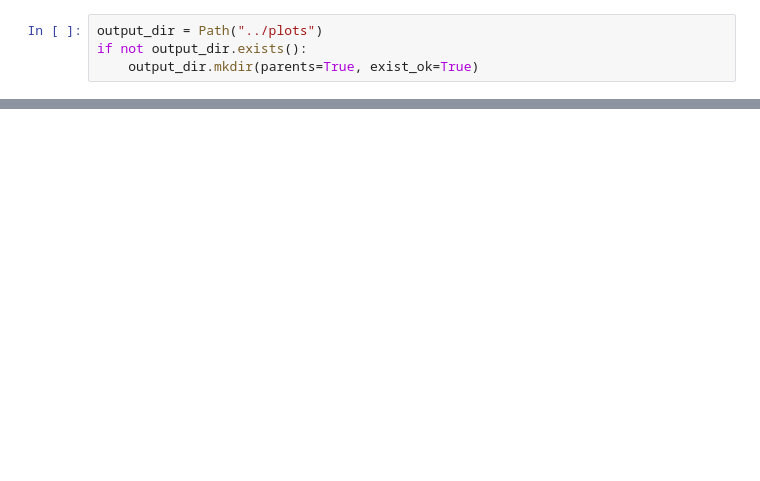
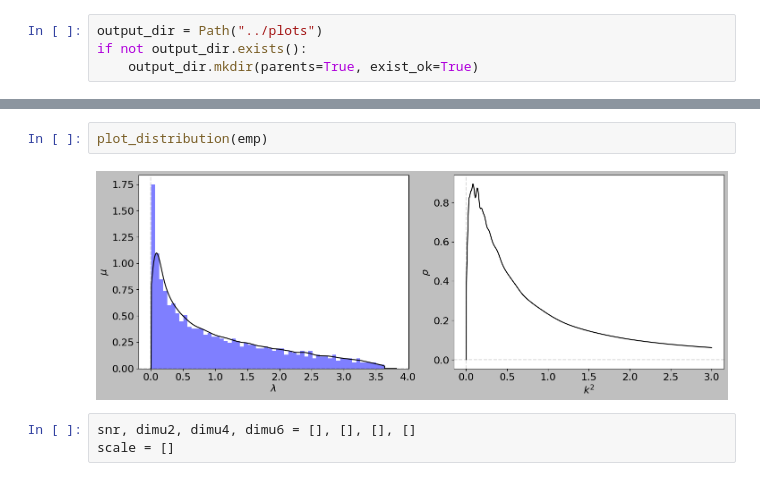
Before and after one commit to thesfinox/frg-signal-detection, a Jupyter notebook: notebooks/canonical_dimensions.ipynb, the cells around one changed output, grey strips where cells are left out. Drawn from its saved outputs; the diff is of its cells as text; blank space fills up the shorter version.

```diff
--- a/notebooks/canonical_dimensions.ipynb
+++ b/notebooks/canonical_dimensions.ipynb
@@ -56,0 +355,7 @@ def plot_canonical_dimensions(data: dict[str, Any], suffix: str | None = None):
+# %%
+plot_distribution(emp)
+# %% [output]
+[figure, added]
+# %%
+snr, dimu2, dimu4, dimu6 = [], [], [], []
+scale = []
```
Also changed, not shown: parts of 34 cells of this notebook.
